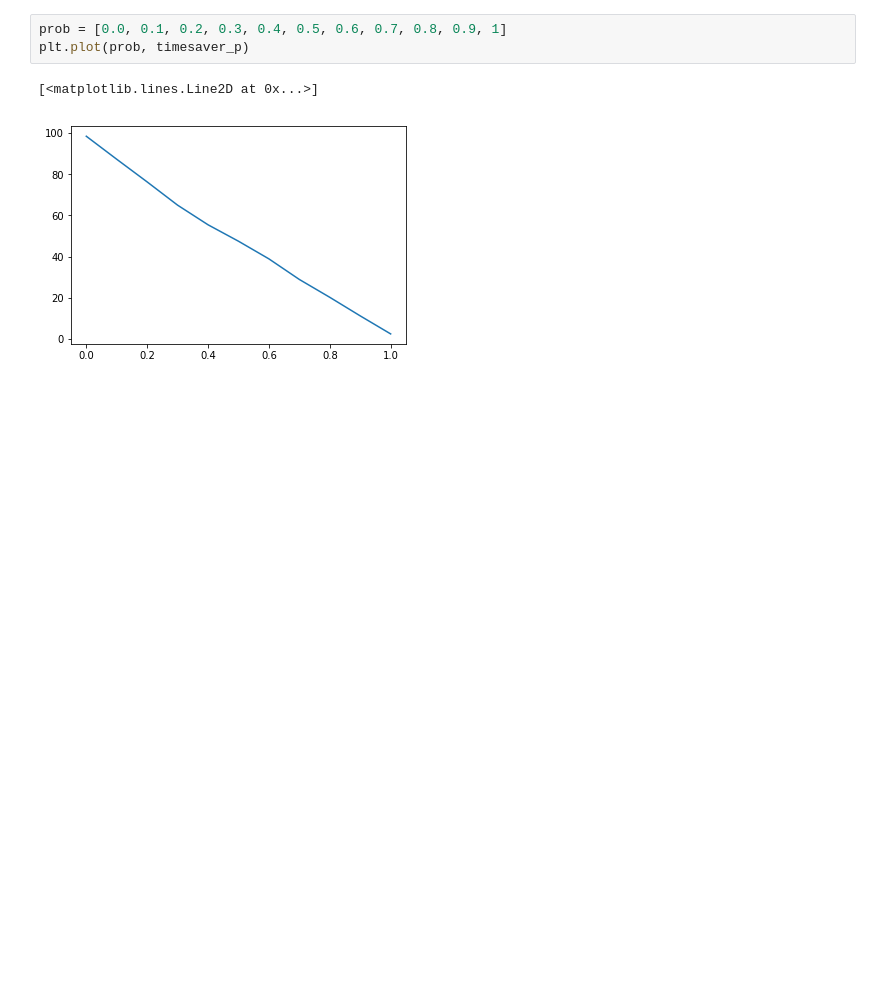
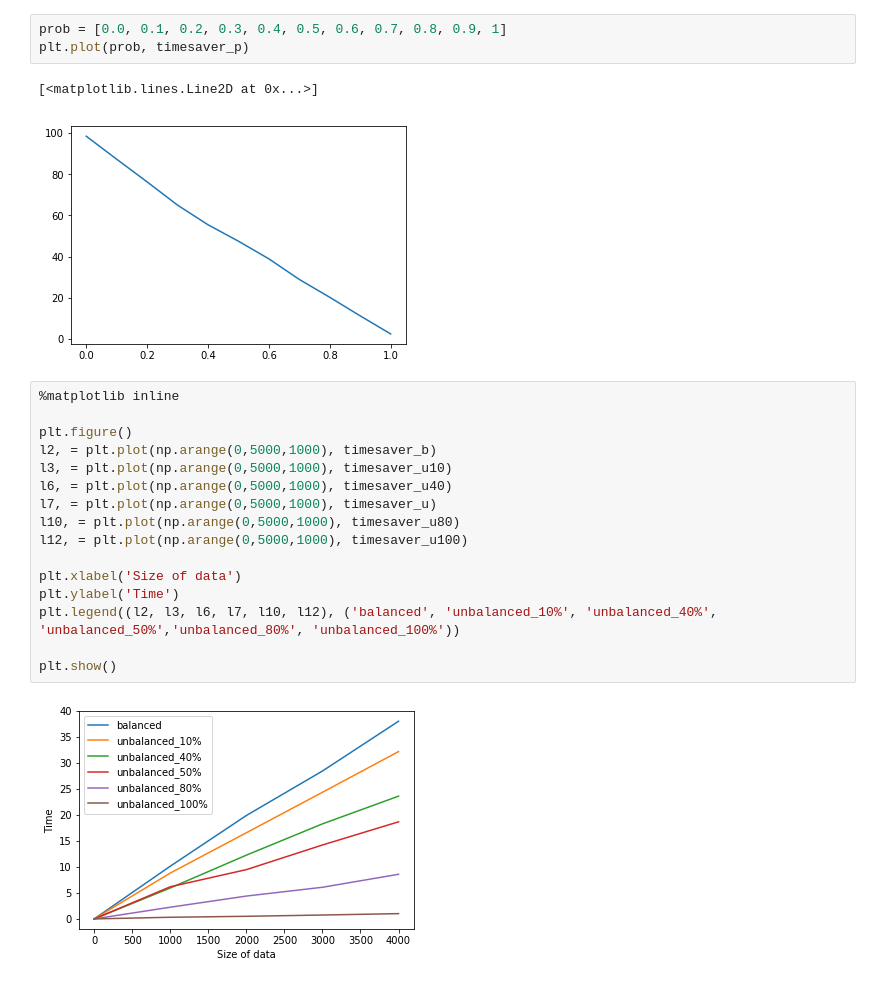
Before and after one commit to samanthawise/dstassignment5, a Jupyter notebook: documentation/visualisation_of_unbalanced.ipynb, the cells around one changed output. Drawn from its saved outputs; the diff is of its cells as text; blank space fills up the shorter version.

```diff
--- a/documentation/visualisation_of_unbalanced.ipynb
+++ b/documentation/visualisation_of_unbalanced.ipynb
@@ -55,3 +55,21 @@ plt.plot(prob, timesaver_p)
 # %% [output]
 [<matplotlib.lines.Line2D at 0x...>]
 [figure]
+# %%
+%matplotlib inline
+
+plt.figure()
+l2, = plt.plot(np.arange(0,5000,1000), timesaver_b)
+l3, = plt.plot(np.arange(0,5000,1000), timesaver_u10)
+l6, = plt.plot(np.arange(0,5000,1000), timesaver_u40)
+l7, = plt.plot(np.arange(0,5000,1000), timesaver_u)
+l10, = plt.plot(np.arange(0,5000,1000), timesaver_u80)
+l12, = plt.plot(np.arange(0,5000,1000), timesaver_u100)
+
+plt.xlabel('Size of data')
+plt.ylabel('Time')
+plt.legend((l2, l3, l6, l7, l10, l12), ('balanced', 'unbalanced_10%', 'unbalanced_40%', 'unbalanced_50%','unbalanced_80%', 'unbalanced_100%'))
+
+plt.show()
+# %% [output]
+[figure, added]
```
